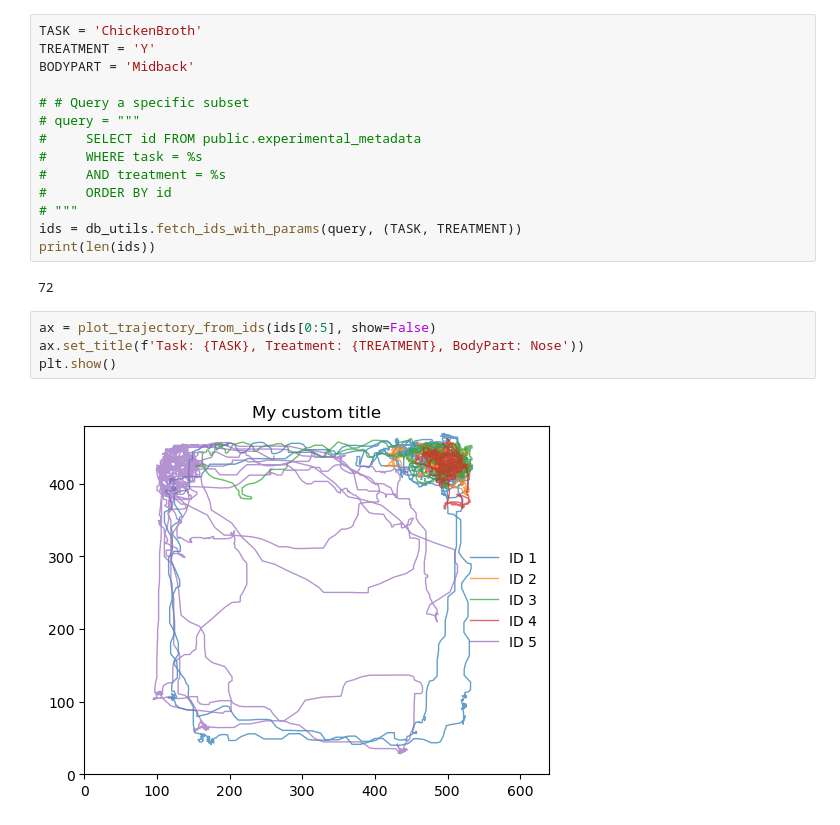
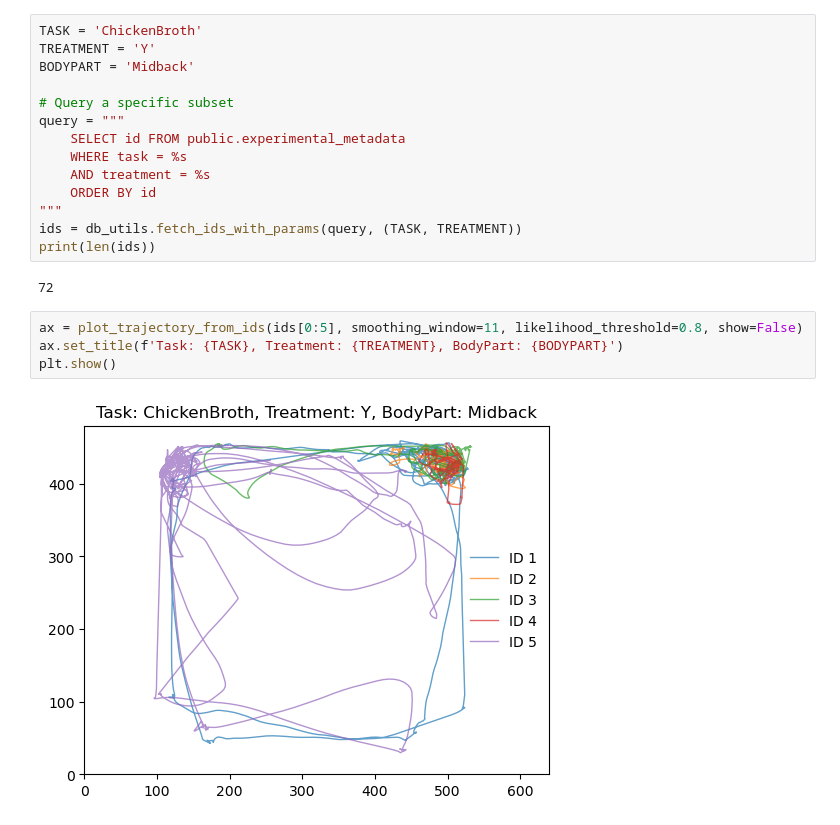
Before and after one commit to atanugiri/dlc-pose-analysis-2026, a Jupyter notebook: notebooks/test.ipynb, the cells around one changed output. Cells and saved outputs as stored; diff of their text form.

```diff
--- a/notebooks/test.ipynb
+++ b/notebooks/test.ipynb
@@ -13,20 +13,20 @@ TASK = 'ChickenBroth'
 TREATMENT = 'Y'
 BODYPART = 'Midback'
 
-# # Query a specific subset
-# query = """
-#     SELECT id FROM public.experimental_metadata
-#     WHERE task = %s
-#     AND treatment = %s
-#     ORDER BY id
-# """
+# Query a specific subset
+query = """
+    SELECT id FROM public.experimental_metadata
+    WHERE task = %s
+    AND treatment = %s
+    ORDER BY id
+"""
 ids = db_utils.fetch_ids_with_params(query, (TASK, TREATMENT))
 print(len(ids))
 # %% [output]
 72
 # %%
-ax = plot_trajectory_from_ids(ids[0:5], show=False)
-ax.set_title(f'Task: {TASK}, Treatment: {TREATMENT}, BodyPart: Nose'))
+ax = plot_trajectory_from_ids(ids[0:5], smoothing_window=11, likelihood_threshold=0.8, show=False)
+ax.set_title(f'Task: {TASK}, Treatment: {TREATMENT}, BodyPart: {BODYPART}')
 plt.show()
 # %% [output]
-[figure, old version]
+[figure, new version]
```
Also changed, not shown: 1 other file.
